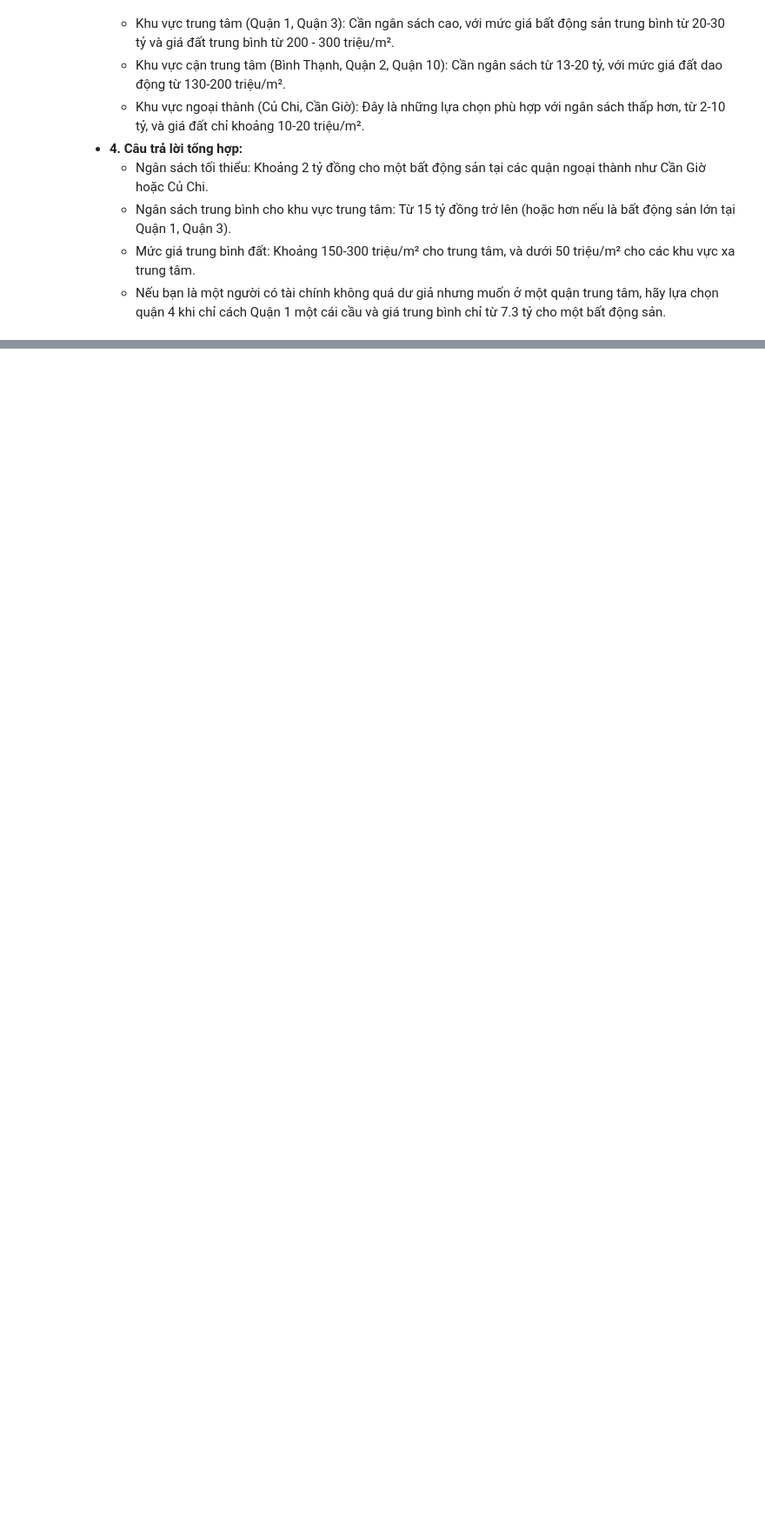
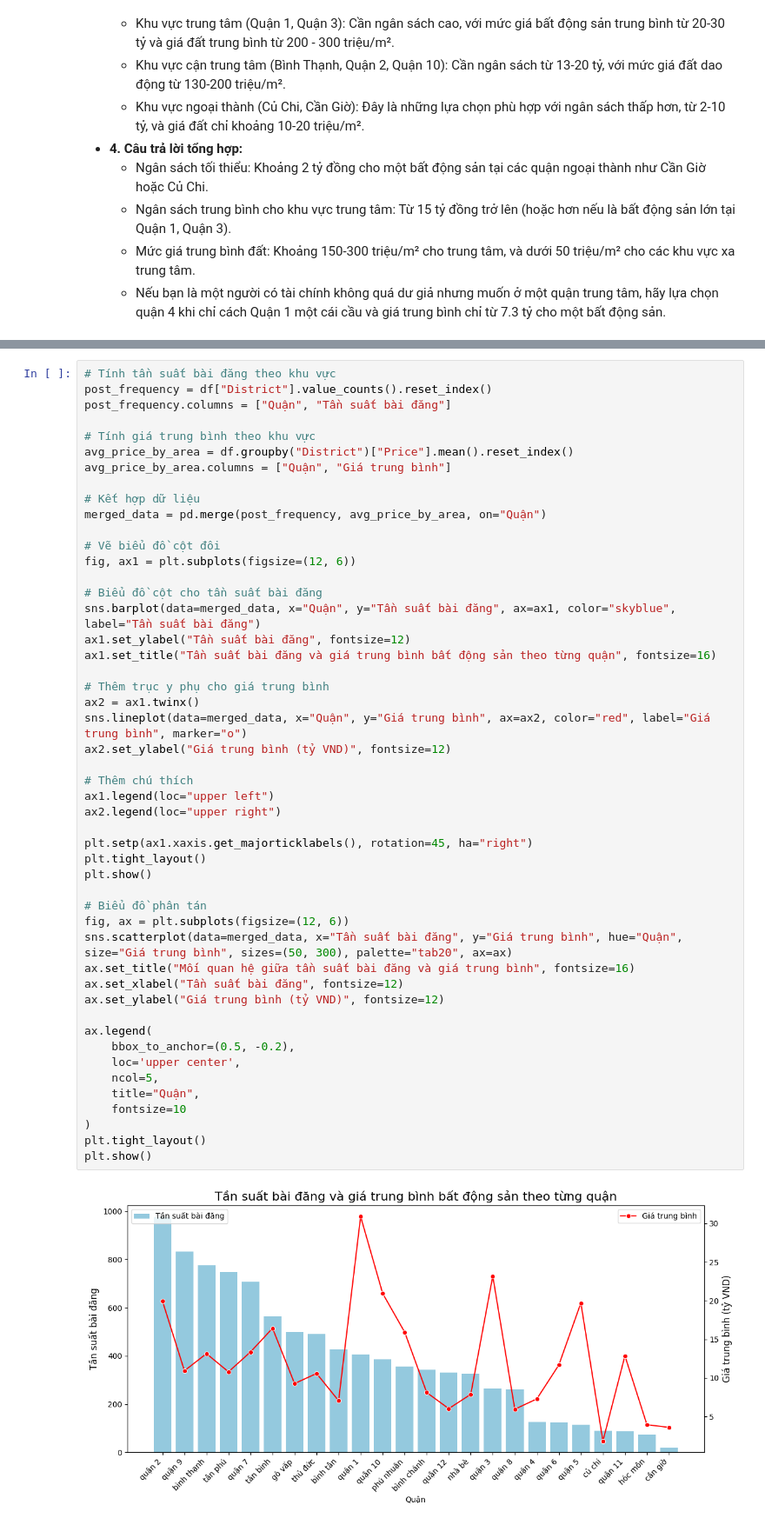
Before and after one commit to MinHien-git/NMKHDL_18127047_21127273_22127202_04, a Jupyter notebook: eda.ipynb, the cells around one changed output, grey strips where cells are left out. Shown at 87% size. Drawn from its saved outputs; the diff is of its cells as text; blank space fills up the shorter version.

```diff
--- a/eda.ipynb
+++ b/eda.ipynb
@@ -408,0 +508,51 @@ plt.show()
+# %%
+# Tính tần suất bài đăng theo khu vực
+post_frequency = df["District"].value_counts().reset_index()
+post_frequency.columns = ["Quận", "Tần suất bài đăng"]
+
+# Tính giá trung bình theo khu vực
+avg_price_by_area = df.groupby("District")["Price"].mean().reset_index()
+avg_price_by_area.columns = ["Quận", "Giá trung bình"]
+
+# Kết hợp dữ liệu
+merged_data = pd.merge(post_frequency, avg_price_by_area, on="Quận")
+
+# Vẽ biểu đồ cột đôi
+fig, ax1 = plt.subplots(figsize=(12, 6))
+
+# Biểu đồ cột cho tần suất bài đăng
+sns.barplot(data=merged_data, x="Quận", y="Tần suất bài đăng", ax=ax1, color="skyblue", label="Tần suất bài đăng")
+ax1.set_ylabel("Tần suất bài đăng", fontsize=12)
+ax1.set_title("Tần suất bài đăng và giá trung bình bất động sản theo từng quận", fontsize=16)
+
+# Thêm trục y phụ cho giá trung bình
+ax2 = ax1.twinx()
+sns.lineplot(data=merged_data, x="Quận", y="Giá trung bình", ax=ax2, color="red", label="Giá trung bình", marker="o")
+ax2.set_ylabel("Giá trung bình (tỷ VND)", fontsize=12)
+
+# Thêm chú thích
+ax1.legend(loc="upper left")
+ax2.legend(loc="upper right")
+
+plt.setp(ax1.xaxis.get_majorticklabels(), rotation=45, ha="right")
+plt.tight_layout()
+plt.show()
+
+# Biểu đồ phân tán
+fig, ax = plt.subplots(figsize=(12, 6))
+sns.scatterplot(data=merged_data, x="Tần suất bài đăng", y="Giá trung bình", hue="Quận", size="Giá trung bình", sizes=(50, 300), palette="tab20", ax=ax)
+ax.set_title("Mối quan hệ giữa tần suất bài đăng và giá trung bình", fontsize=16)
+ax.set_xlabel("Tần suất bài đăng", fontsize=12)
+ax.set_ylabel("Giá trung bình (tỷ VND)", fontsize=12)
+
+ax.legend(
+    bbox_to_anchor=(0.5, -0.2),
+    loc='upper center',
+    ncol=5,
+    title="Quận",
+    fontsize=10
+)
+plt.tight_layout()
+plt.show()
+# %% [output]
+[figure, added]
```
Also changed, not shown: parts of 16 cells of this notebook.
